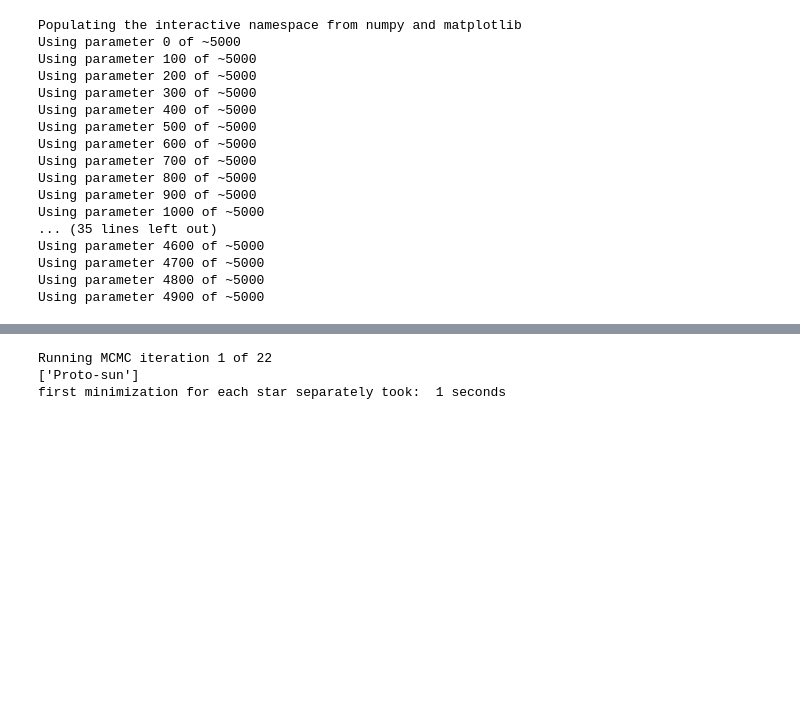
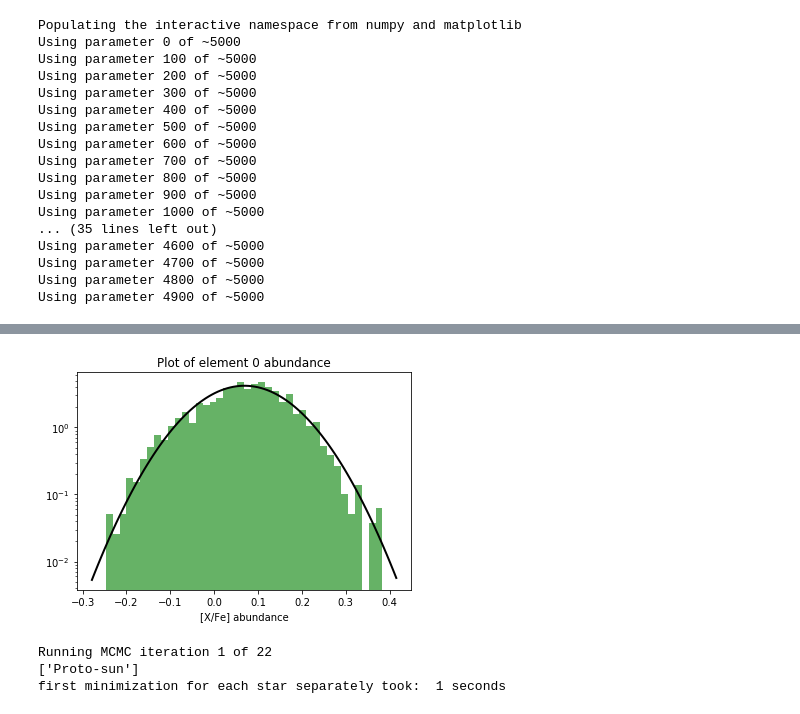
Before and after one commit to oliverphilcox/ChempyMulti, a Jupyter notebook: Calculating an Objective Score (II).ipynb, the cells around one changed output, grey strips where cells are left out. Cells and saved outputs as stored; diff of their text form; code cells hidden in the pictures; blank space fills up the shorter version.

Commit message:
single elements
Former-commit-id: 3229a2d067397e167634cc8f20e2ee1f63f1519f

```diff
--- a/Calculating an Objective Score (II).ipynb
+++ b/Calculating an Objective Score (II).ipynb
@@ -152,3 +149,18 @@ Using parameter 4900 of ~5000
+# %%
+plt.clf()
+plt.hist(abundance, bins=40, normed=True, alpha=0.6, color='g')
+abundance = np.array(abundance) # Unmask array
+# Plot the PDF.
+xmin, xmax = plt.xlim()
+x = np.linspace(xmin, xmax, 100)
+p = norm.pdf(x, mean, sigma)
+plt.plot(x, p, c='k', linewidth=2)
+title = 'Plot of element %d abundance' %(i)
+plt.title(title)
+plt.xlabel('[X/Fe] abundance')
+plt.yscale('log')
+# %% [output]
+[figure, added]
 # %%
 ## THIS CODE WILL CALL THE HOGG FUNCTION ONCE IMPLEMENTED PROPERLY
 import fileinput
```
Also changed, not shown: parts of 1 cell of this notebook, 10 other files.
